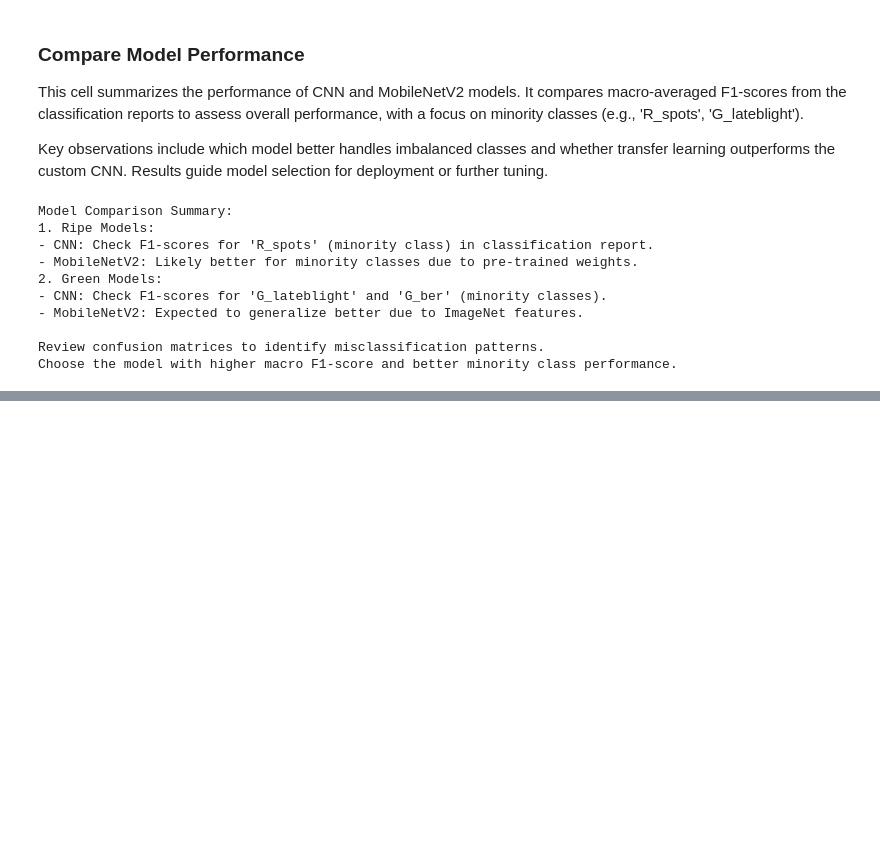
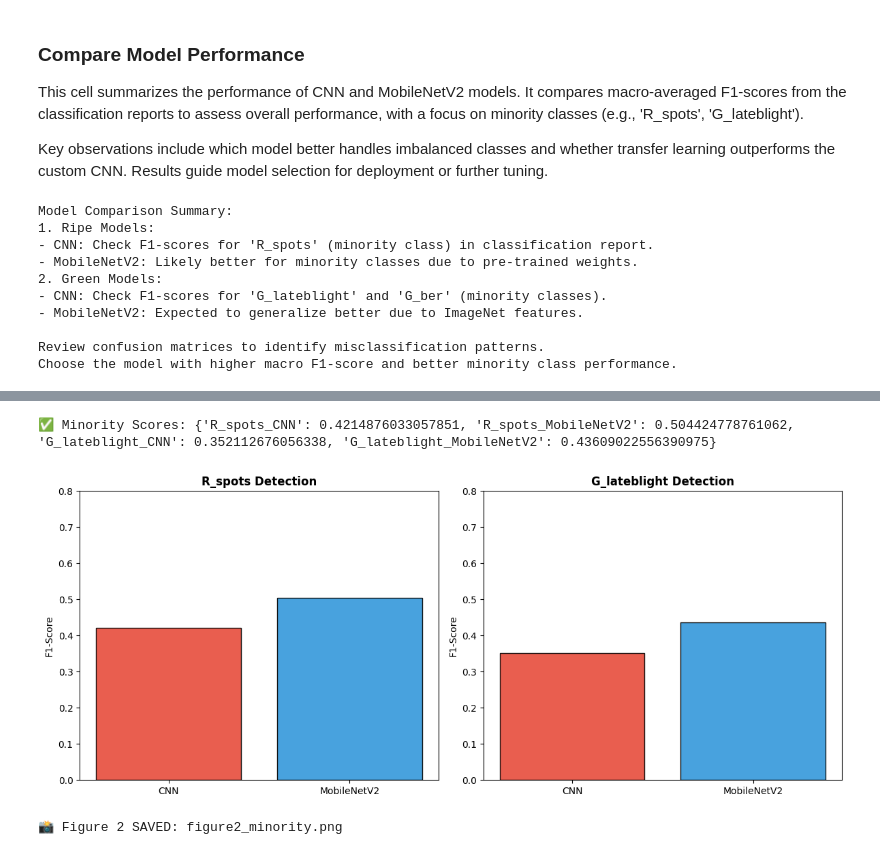
Before and after one commit to ChiriKamau/limaAI, a Jupyter notebook: notebooks/Check_perfomance.ipynb, the cells around one changed output, grey strips where cells are left out. Cells and saved outputs as stored; diff of their text form; code cells hidden in the pictures; blank space fills up the shorter version.

```diff
--- a/notebooks/Check_perfomance.ipynb
+++ b/notebooks/Check_perfomance.ipynb
@@ -240,0 +414,53 @@ Choose the model with higher macro F1-score and better minority class performanc
+# %%
+# DIRECT MINORITY CLASS EXTRACTION
+from sklearn.metrics import classification_report
+
+# Get minority class indices
+r_spots_idx = list(ripe_cnn_val_gen.class_indices.values())[2]  # 3rd class
+g_lateblight_idx = list(green_cnn_val_gen.class_indices.values())[2]  # 3rd class
+
+# SIMPLE F1 extraction for specific classes
+def get_class_f1_simple(y_true, y_pred, class_idx):
+    from sklearn.metrics import f1_score
+    y_true_bin = (y_true == class_idx).astype(int)
+    y_pred_bin = (y_pred == class_idx).astype(int)
+    return f1_score(y_true_bin, y_pred_bin)
+
+# Extract minority F1 scores
+minority_scores = {
+    'R_spots_CNN': get_class_f1_simple(ripe_cnn_true, ripe_cnn_pred, r_spots_idx),
+    'R_spots_MobileNetV2': get_class_f1_simple(ripe_transfer_true, ripe_transfer_pred, r_spots_idx),
+    'G_lateblight_CNN': get_class_f1_simple(green_cnn_true, green_cnn_pred, g_lateblight_idx),
+    'G_lateblight_MobileNetV2': get_class_f1_simple(green_transfer_true, green_transfer_pred, g_lateblight_idx)
+}
+
+print("✅ Minority Scores:", minority_scores)
+
+# CREATE BAR CHART
+fig, (ax1, ax2) = plt.subplots(1, 2, figsize=(12, 5))
+
+# R_spots
+ax1.bar(['CNN', 'MobileNetV2'],
+        [minority_scores['R_spots_CNN'], minority_scores['R_spots_MobileNetV2']],
+        color=['#E74C3C', '#3498DB'], alpha=0.9, edgecolor='black')
+ax1.set_title('R_spots Detection', fontweight='bold')
+ax1.set_ylabel('F1-Score')
+ax1.set_ylim(0, 0.8)
+
+# G_lateblight
+ax2.bar(['CNN', 'MobileNetV2'],
+        [minority_scores['G_lateblight_CNN'], minority_scores['G_lateblight_MobileNetV2']],
+        color=['#E74C3C', '#3498DB'], alpha=0.9, edgecolor='black')
+ax2.set_title('G_lateblight Detection', fontweight='bold')
+ax2.set_ylabel('F1-Score')
+ax2.set_ylim(0, 0.8)
+
+plt.tight_layout()
+plt.savefig('figure2_minority.png', dpi=300, bbox_inches='tight')
+plt.show()
+
+print("📸 Figure 2 SAVED: figure2_minority.png")
+# %% [output]
+✅ Minority Scores: {'R_spots_CNN': 0.4214876033057851, 'R_spots_MobileNetV2': 0.504424778761062, 'G_lateblight_CNN': 0.352112676056338, 'G_lateblight_MobileNetV2': 0.43609022556390975}
+[figure, added]
+📸 Figure 2 SAVED: figure2_minority.png
```
Also changed, not shown: parts of 6 cells of this notebook.
